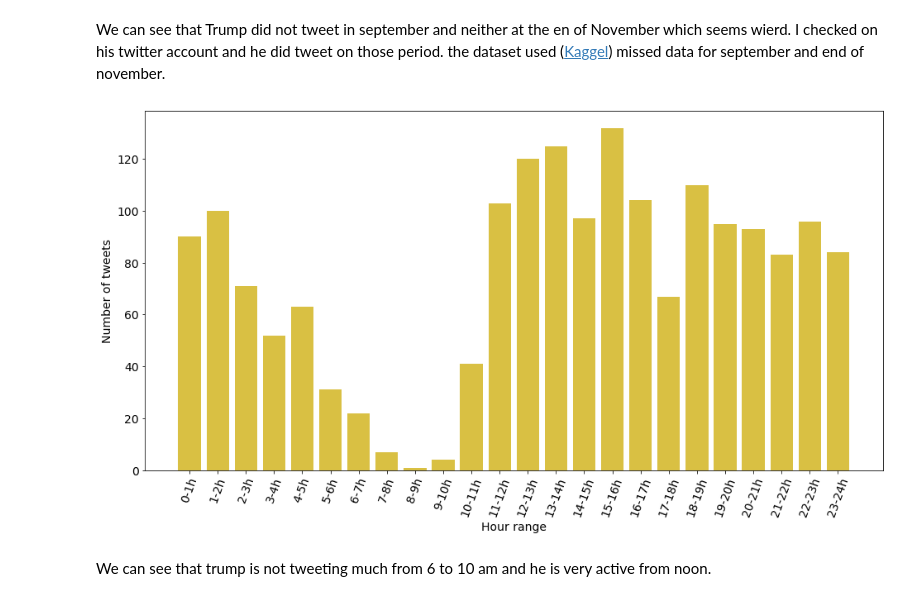
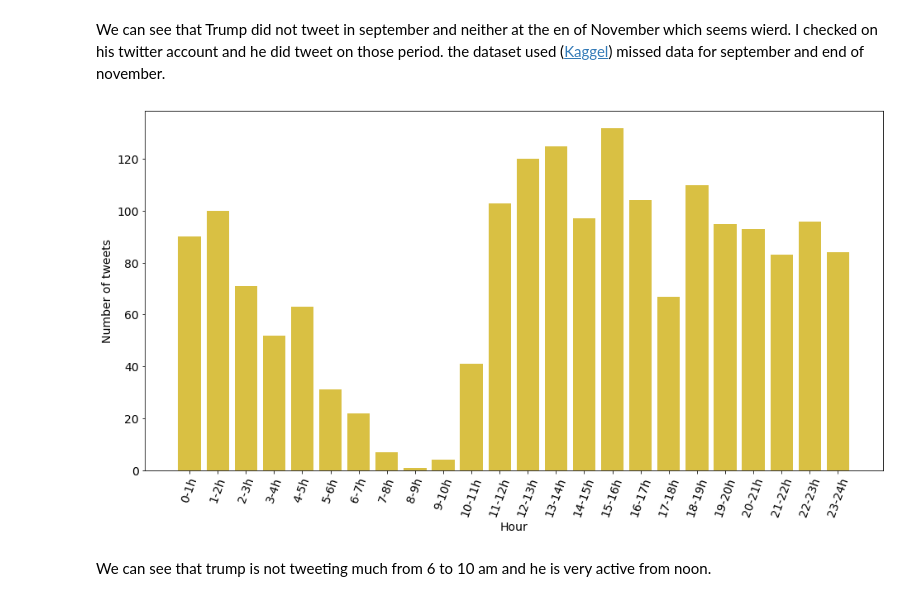
Before and after one commit to Moutoussamy/Trump_Tweets_Topic_modelling, a Jupyter notebook: Trump_Tweets_Topic_modelling.ipynb, the cells around one changed output. Drawn from its saved outputs; the diff is of its cells as text; code cells hidden in the pictures.

Commit message:
change 'per hour' graph xlabel

```diff
--- a/Trump_Tweets_Topic_modelling.ipynb
+++ b/Trump_Tweets_Topic_modelling.ipynb
@@ -170,25 +170,25 @@ I checked on his twitter account and he did tweet on those period. the dataset u
 # %%
 # Now let's see the number of tweets per hour
 trump_tweets['time'] = [date.split()[1] for date in trump_tweets['date']]
 trump_tweets['hour'] = [int(date.split(":")[0]) for date in trump_tweets['time']]
 trump_tweets_hour = trump_tweets.groupby(['hour'])
 nb_tweets_per_hour = [len(trump_tweets_hour.groups[i]) for i in range(0,24)]
 label_for_xticks = ["{0}-{1}h".format(i,i+1) for i in range(0,24)]
 
 
 #Plot
 plt.subplots(figsize =(16, 8))
-plt.rcParams["xtick.labelsize"] = 14
-plt.rcParams["ytick.labelsize"] = 14
-plt.rcParams["axes.labelsize"] = 14
-plt.rcParams["axes.labelsize"] = 14
+plt.rcParams["xtick.labelsize"] = 12
+plt.rcParams["ytick.labelsize"] = 12
+plt.rcParams["axes.labelsize"] = 12
+plt.rcParams["axes.labelsize"] = 12
 plt.xticks(range(len(label_for_xticks)), label_for_xticks,rotation = 70)
 plt.ylabel("Number of tweets")
-plt.xlabel("Hour range")
+plt.xlabel("Hour")
 plt.bar(range(0,24),nb_tweets_per_hour,linewidth=3,color='#D9C043')
 plt.show()
 # %% [output]
-[figure, old version]
+[figure, new version]
 # %% [markdown]
 We can see that trump is not tweeting much from 6 to 10 am and he is very active from noon.
 # %% [markdown]
```
Also changed, not shown: parts of 2 cells of this notebook, 1 other file.
